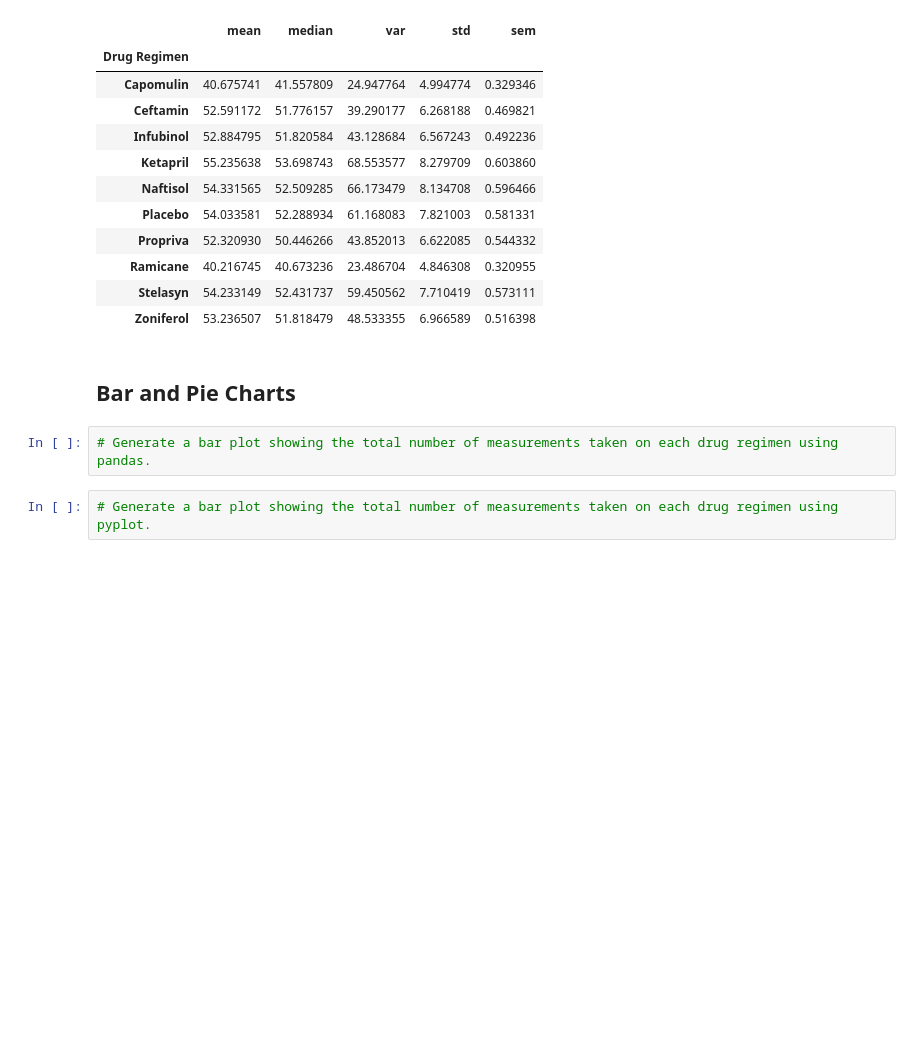
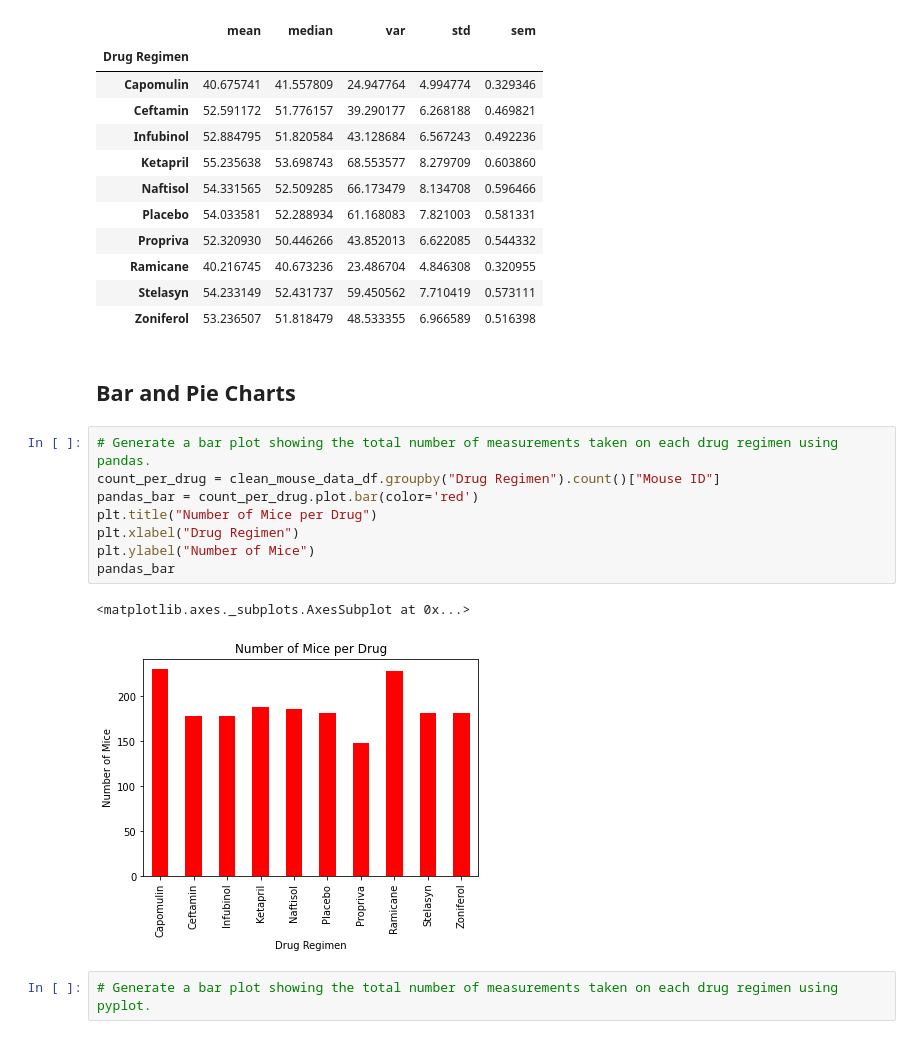
Before and after one commit to nicpie-bit/Mouse-Tumor-Analysis-Matplotlib, a Jupyter notebook: PowerOfPlots/pymaceuticals_starter.ipynb, the cells around one changed output. Cells and saved outputs as stored; diff of their text form; blank space fills up the shorter version.

Commit message:
Created first bar plot using pandas

```diff
--- a/PowerOfPlots/pymaceuticals_starter.ipynb
+++ b/PowerOfPlots/pymaceuticals_starter.ipynb
@@ -132,6 +132,15 @@ sum_stat_table2
 ## Bar and Pie Charts
 # %%
 # Generate a bar plot showing the total number of measurements taken on each drug regimen using pandas.
+count_per_drug = clean_mouse_data_df.groupby("Drug Regimen").count()["Mouse ID"]
+pandas_bar = count_per_drug.plot.bar(color='red')
+plt.title("Number of Mice per Drug")
+plt.xlabel("Drug Regimen")
+plt.ylabel("Number of Mice")
+pandas_bar
+# %% [output]
+<matplotlib.axes._subplots.AxesSubplot at 0x...>
+[figure, added]
 # %%
 # Generate a bar plot showing the total number of measurements taken on each drug regimen using pyplot.
 # %%
```
